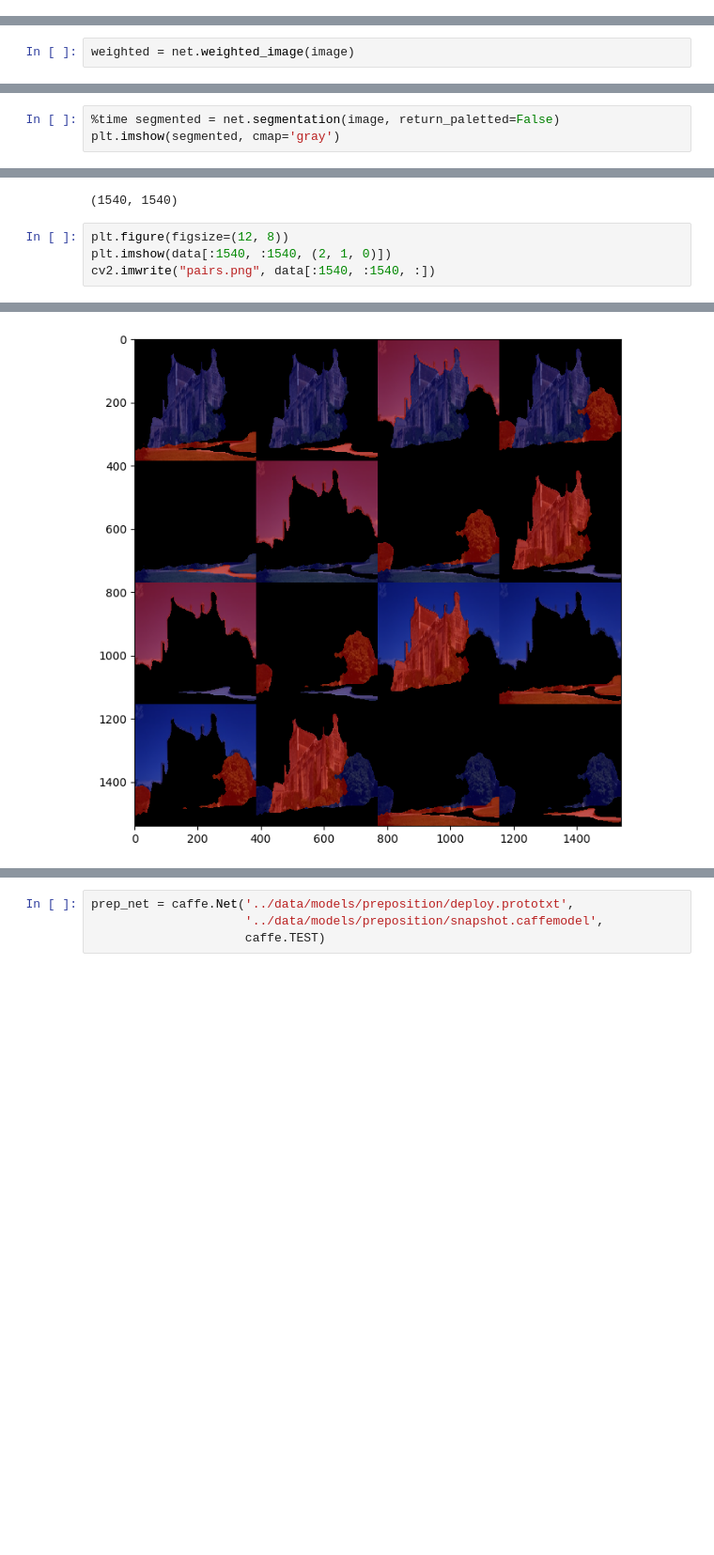
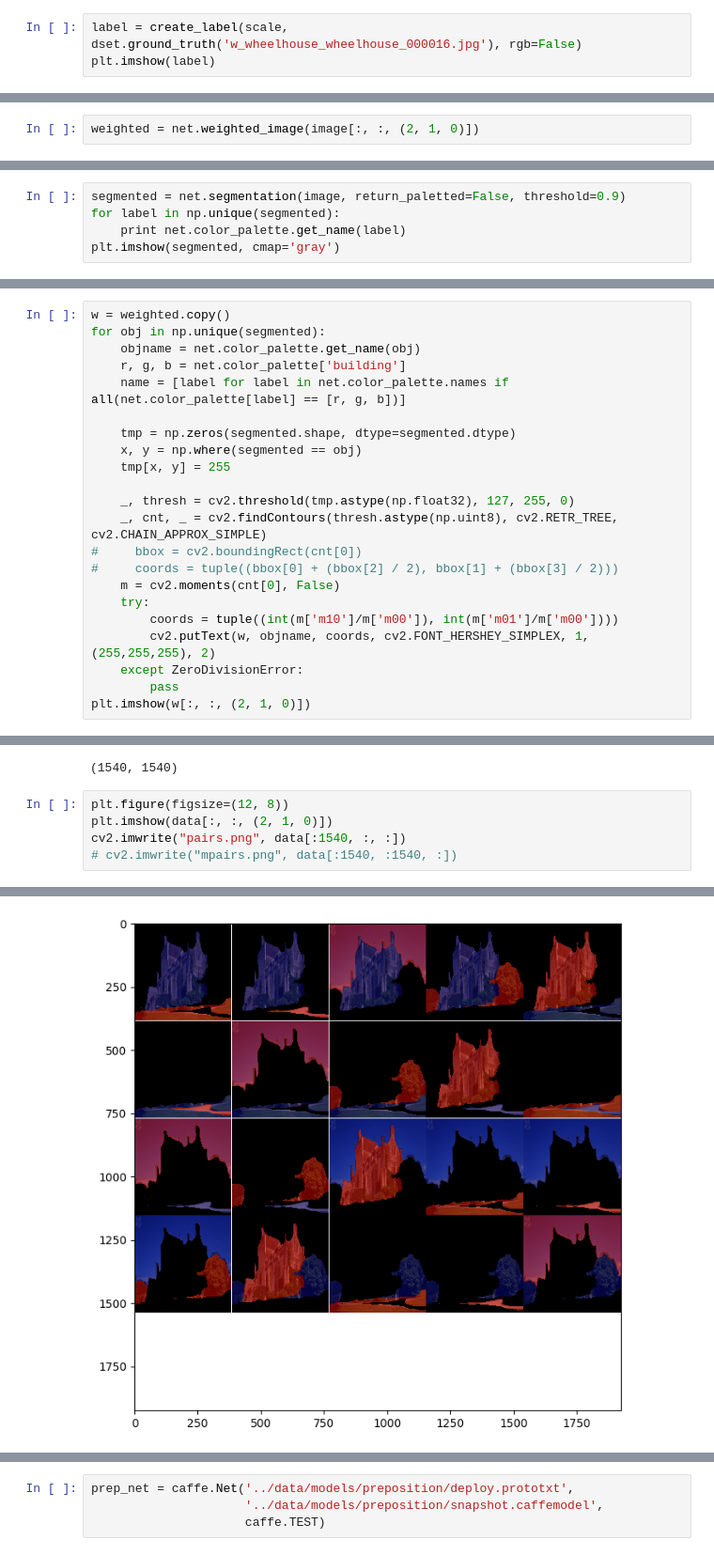
Before and after one commit to danilons/imret, a Jupyter notebook: notebooks/CompleteExample.ipynb, the cells around one changed output, grey strips where cells are left out. Shown at 94% size. Drawn from its saved outputs; the diff is of its cells as text; blank space fills up the shorter version.

```diff
--- a/notebooks/CompleteExample.ipynb
+++ b/notebooks/CompleteExample.ipynb
@@ -30,0 +101,3 @@ plt.imshow(palette)
+# %%
+label = create_label(scale, dset.ground_truth('w_wheelhouse_wheelhouse_000016.jpg'), rgb=False)
+plt.imshow(label)
@@ -31,3 +128,3 @@ plt.imshow(palette)
 # %%
-weighted = net.weighted_image(image)
+weighted = net.weighted_image(image[:, :, (2, 1, 0)])
 # %%
@@ -50,4 +141,6 @@ True
 # %%
-%time segmented = net.segmentation(image, return_paletted=False)
+segmented = net.segmentation(image, return_paletted=False, threshold=0.9)
+for label in np.unique(segmented):
+    print net.color_palette.get_name(label)
 plt.imshow(segmented, cmap='gray')
 # %% [output]
@@ -57,0 +156,22 @@ Wall time: 2.51 s
+# %%
+w = weighted.copy()
+for obj in np.unique(segmented):
+    objname = net.color_palette.get_name(obj)
+    r, g, b = net.color_palette['building']
+    name = [label for label in net.color_palette.names if all(net.color_palette[label] == [r, g, b])]
+
+    tmp = np.zeros(segmented.shape, dtype=segmented.dtype)
+    x, y = np.where(segmented == obj)
+    tmp[x, y] = 255
+
+    _, thresh = cv2.threshold(tmp.astype(np.float32), 127, 255, 0)
+    _, cnt, _ = cv2.findContours(thresh.astype(np.uint8), cv2.RETR_TREE, cv2.CHAIN_APPROX_SIMPLE)
+#     bbox = cv2.boundingRect(cnt[0])
+#     coords = tuple((bbox[0] + (bbox[2] / 2), bbox[1] + (bbox[3] / 2)))
+    m = cv2.moments(cnt[0], False)
+    try:
+        coords = tuple((int(m['m10']/m['m00']), int(m['m01']/m['m00'])))
+        cv2.putText(w, objname, coords, cv2.FONT_HERSHEY_SIMPLEX, 1, (255,255,255), 2)
+    except ZeroDivisionError:
+        pass
+plt.imshow(w[:, :, (2, 1, 0)])
@@ -132,8 +253,9 @@ print data.shape
 (1540, 1540)
 # %%
 plt.figure(figsize=(12, 8))
-plt.imshow(data[:1540, :1540, (2, 1, 0)])
-cv2.imwrite("pairs.png", data[:1540, :1540, :])
+plt.imshow(data[:, :, (2, 1, 0)])
+cv2.imwrite("pairs.png", data[:1540, :, :])
+# cv2.imwrite("mpairs.png", data[:1540, :1540, :])
 # %% [output]
 True
-[figure, old version]
+[figure, new version]
```
Also changed, not shown: parts of 35 cells of this notebook, 14 other files.
